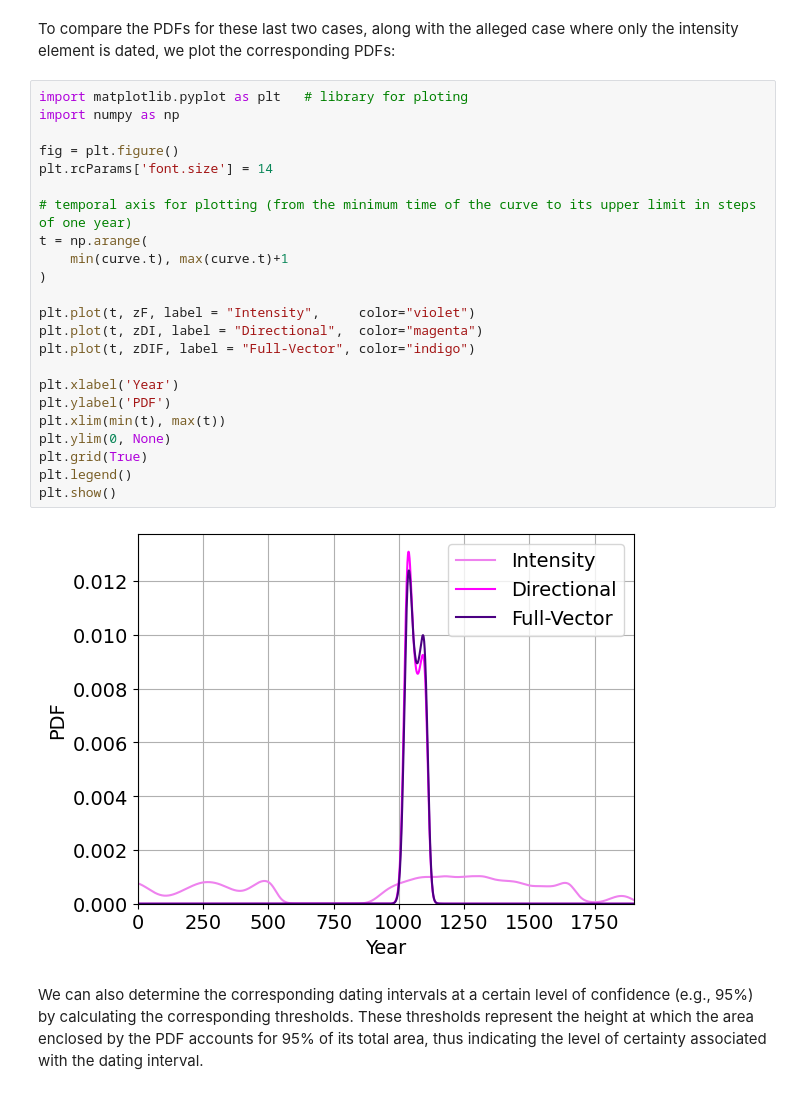
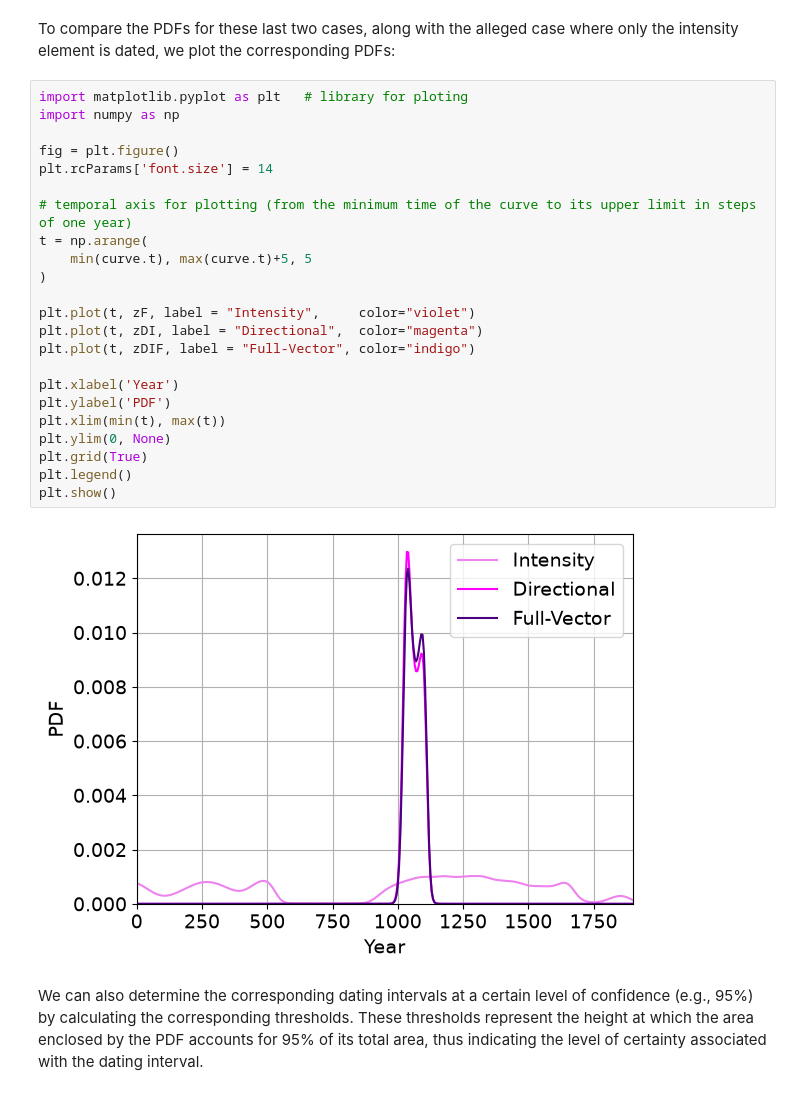
Before and after one commit to Mariossb/ArchaeoPyDating, a Jupyter notebook: APD_example.ipynb, the cells around one changed output. Saved outputs shown, nothing was run; the diff lists cells and outputs as text.

```diff
--- a/APD_example.ipynb
+++ b/APD_example.ipynb
@@ -101,28 +98,28 @@ To compare the PDFs for these last two cases, along with the alleged case where
 # %%
 import matplotlib.pyplot as plt   # library for ploting
 import numpy as np
 
 fig = plt.figure()
 plt.rcParams['font.size'] = 14
 
 # temporal axis for plotting (from the minimum time of the curve to its upper limit in steps of one year)
 t = np.arange(
-    min(curve.t), max(curve.t)+1
+    min(curve.t), max(curve.t)+5, 5
 )
 
 plt.plot(t, zF, label = "Intensity",     color="violet")
 plt.plot(t, zDI, label = "Directional",  color="magenta")
 plt.plot(t, zDIF, label = "Full-Vector", color="indigo")
 
 plt.xlabel('Year')
 plt.ylabel('PDF')
 plt.xlim(min(t), max(t))
 plt.ylim(0, None)
 plt.grid(True)
 plt.legend()
 plt.show()
 # %% [output]
-[figure, old version]
+[figure, new version]
 # %% [markdown]
 We can also determine the corresponding dating intervals at a certain level of confidence (e.g., 95%) by calculating the corresponding thresholds. These thresholds represent the height at which the area enclosed by the PDF accounts for 95% of its total area, thus indicating the level of certainty associated with the dating interval.
 # %%
```
Also changed, not shown: parts of 5 cells of this notebook, 2 other files.
